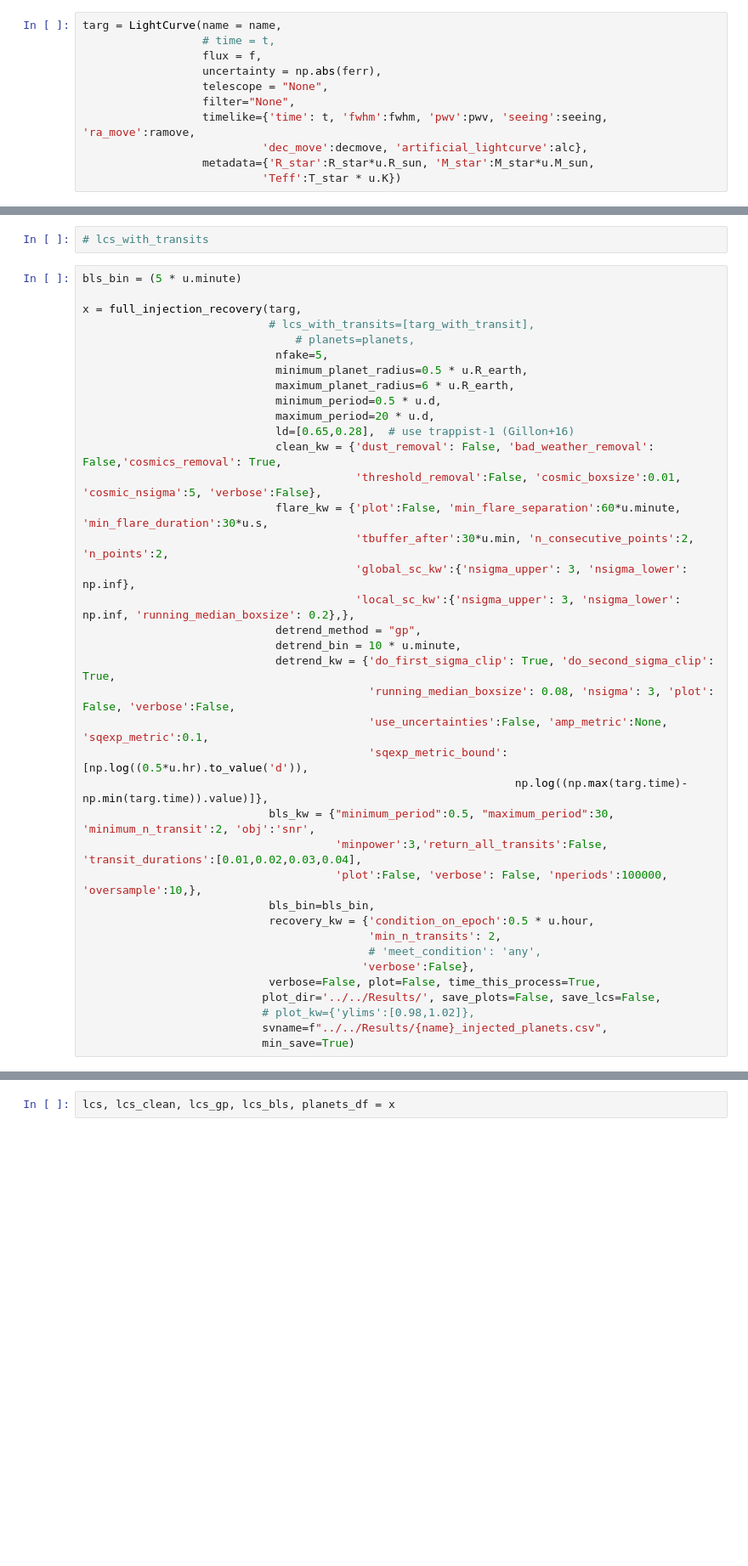
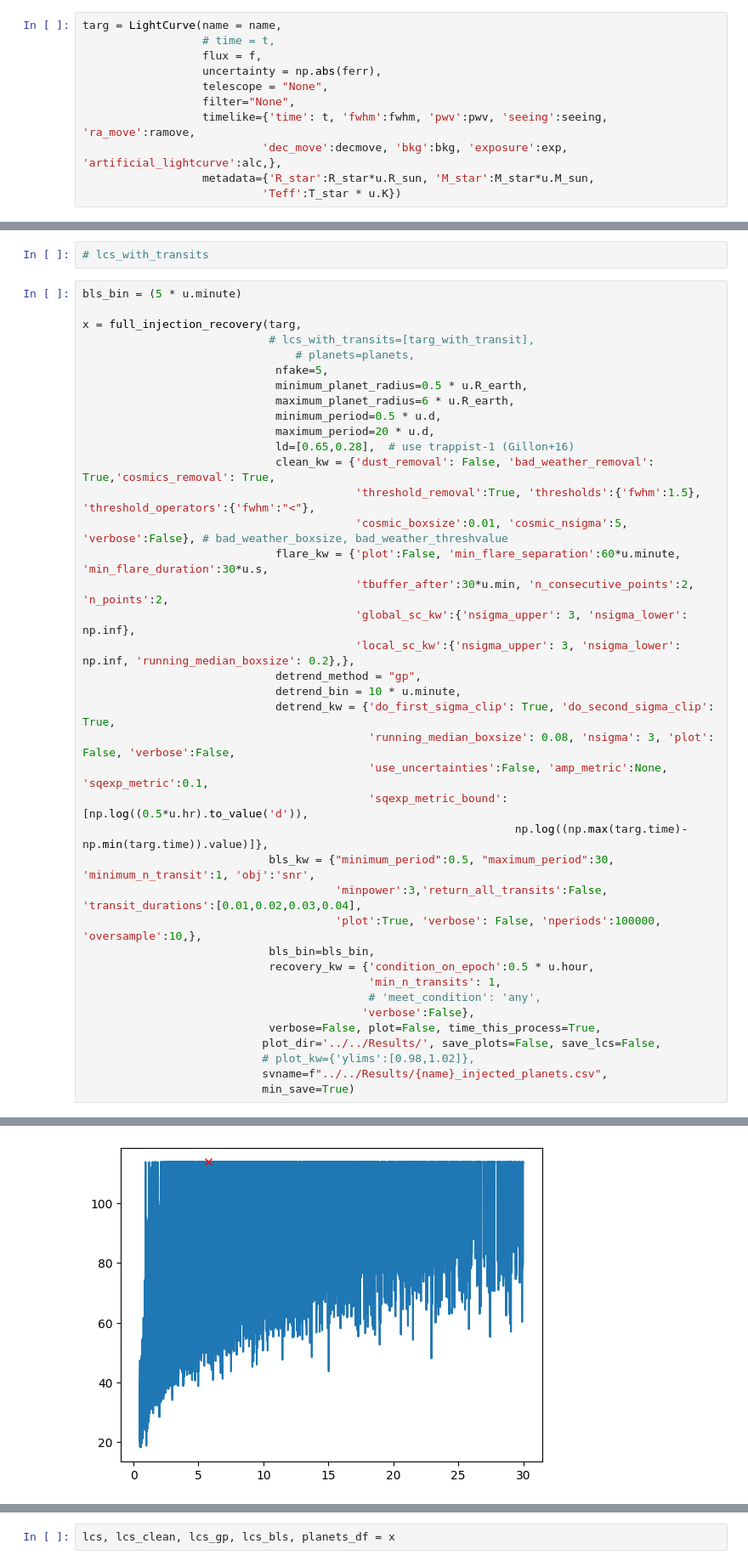
Before and after one commit to catrionamurray/occultence, a Jupyter notebook: occultence/notebooks/Run_LC_condensed.ipynb, the cells around one changed output, grey strips where cells are left out. Shown at 85% size. Cells and saved outputs as stored; diff of their text form; blank space fills up the shorter version.

```diff
--- a/occultence/notebooks/Run_LC_condensed.ipynb
+++ b/occultence/notebooks/Run_LC_condensed.ipynb
@@ -73,7 +84,7 @@ targ = LightCurve(name = name,
                   telescope = "None",
                   filter="None",
                   timelike={'time': t, 'fwhm':fwhm, 'pwv':pwv, 'seeing':seeing, 'ra_move':ramove,
-                           'dec_move':decmove, 'artificial_lightcurve':alc},
+                           'dec_move':decmove, 'bkg':bkg, 'exposure':exp, 'artificial_lightcurve':alc,},
                   metadata={'R_star':R_star*u.R_sun, 'M_star':M_star*u.M_sun,
                            'Teff':T_star * u.K})
 # %% [output]
@@ -166,8 +181,9 @@ x = full_injection_recovery(targ,
                              minimum_period=0.5 * u.d,
                              maximum_period=20 * u.d,
                              ld=[0.65,0.28],  # use trappist-1 (Gillon+16)
-                             clean_kw = {'dust_removal': False, 'bad_weather_removal': False,'cosmics_removal': True,
-                                         'threshold_removal':False, 'cosmic_boxsize':0.01, 'cosmic_nsigma':5, 'verbose':False},
+                             clean_kw = {'dust_removal': False, 'bad_weather_removal': True,'cosmics_removal': True,
+                                         'threshold_removal':True, 'thresholds':{'fwhm':1.5}, 'threshold_operators':{'fwhm':"<"},
+                                         'cosmic_boxsize':0.01, 'cosmic_nsigma':5, 'verbose':False}, # bad_weather_boxsize, bad_weather_threshvalue
                              flare_kw = {'plot':False, 'min_flare_separation':60*u.minute, 'min_flare_duration':30*u.s,
                                          'tbuffer_after':30*u.min, 'n_consecutive_points':2, 'n_points':2,
                                          'global_sc_kw':{'nsigma_upper': 3, 'nsigma_lower': np.inf},
@@ -179,12 +195,12 @@ x = full_injection_recovery(targ,
                                            'use_uncertainties':False, 'amp_metric':None, 'sqexp_metric':0.1,
                                            'sqexp_metric_bound':[np.log((0.5*u.hr).to_value('d')),
                                                                  np.log((np.max(targ.time)-np.min(targ.time)).value)]},
-                            bls_kw = {"minimum_period":0.5, "maximum_period":30, 'minimum_n_transit':2, 'obj':'snr',
+                            bls_kw = {"minimum_period":0.5, "maximum_period":30, 'minimum_n_transit':1, 'obj':'snr',
                                       'minpower':3,'return_all_transits':False, 'transit_durations':[0.01,0.02,0.03,0.04],
-                                      'plot':False, 'verbose': False, 'nperiods':100000, 'oversample':10,},
+                                      'plot':True, 'verbose': False, 'nperiods':100000, 'oversample':10,},
                             bls_bin=bls_bin,
                             recovery_kw = {'condition_on_epoch':0.5 * u.hour,
-                                           'min_n_transits': 2,
+                                           'min_n_transits': 1,
                                            # 'meet_condition': 'any',
                                           'verbose':False},
                             verbose=False, plot=False, time_this_process=True,
@@ -197,0 +219 @@ Time to clean LC: 32.19180488586426
+[figure, added]
```
Also changed, not shown: parts of 23 cells of this notebook, 6 other files.
